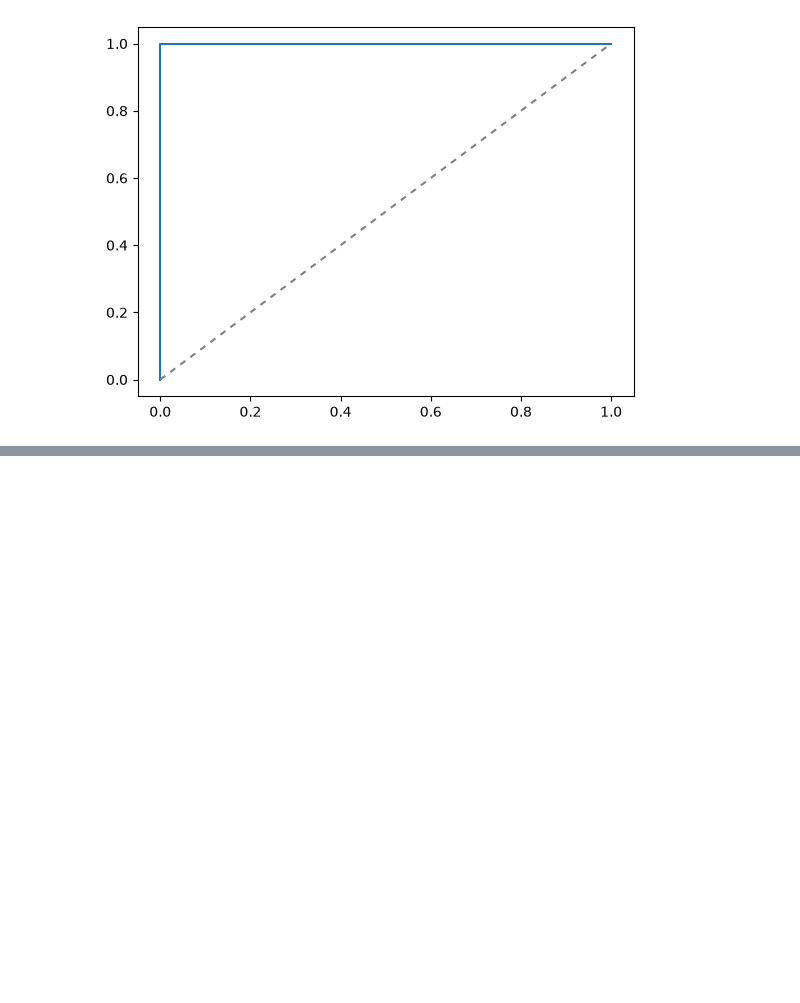
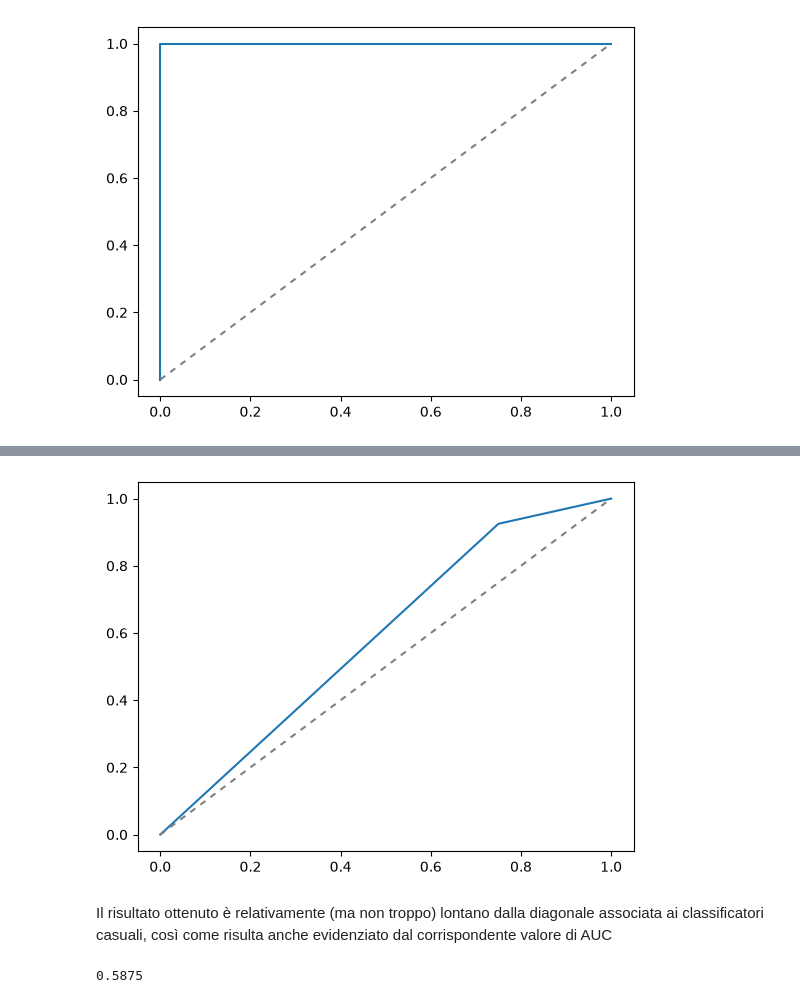
Before and after one commit to symotogno/statistica-jupyter, a Jupyter notebook: L08.ipynb, the cells around one changed output, grey strips where cells are left out. Cells and saved outputs as stored; diff of their text form; code cells hidden in the pictures; blank space fills up the shorter version.

```diff
--- a/L08.ipynb
+++ b/L08.ipynb
@@ -376,0 +445,7 @@ plt.show()
+# %%
+X = heroes[features]
+Y = heroes['Publisher']
+
+publisher_encoder = LabelEncoder()
+publisher_encoder.fit(Y)
+Y = publisher_encoder.transform(Y)
@@ -376,0 +454,6 @@ plt.show()
+# %%
+num_train = 90
+X_train = X[:num_train]
+X_test = X[num_train:]
+Y_train = Y[:num_train]
+Y_test = Y[num_train:]
@@ -376,0 +462,21 @@ plt.show()
+# %%
+from sklearn import tree
+
+clf = tree.DecisionTreeClassifier()
+clf = clf.fit(X_train, Y_train)
+
+preds = clf.predict_proba(X_test)[:,1]
+fpr, tpr, _ = metrics.roc_curve(Y_test, preds)
+
+plt.plot(fpr, tpr)
+plt.plot([0, 1], [0, 1], dashes=[3,3], color='gray')
+plt.show()
+# %% [output]
+[figure, added]
+# %% [markdown]
+Il risultato ottenuto è relativamente (ma non troppo) lontano dalla diagonale associata ai classificatori casuali, così come risulta anche evidenziato dal corrispondente valore di AUC
+# %%
+auc = metrics.auc(fpr, tpr)
+print(auc)
+# %% [output]
+0.5875
```
Also changed, not shown: parts of 17 cells of this notebook.
